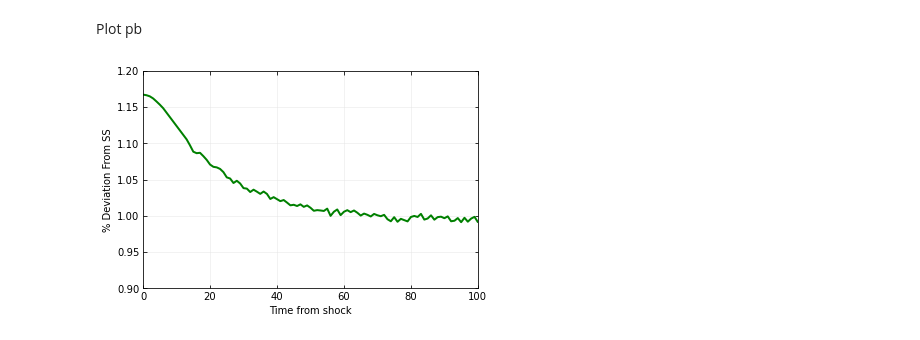
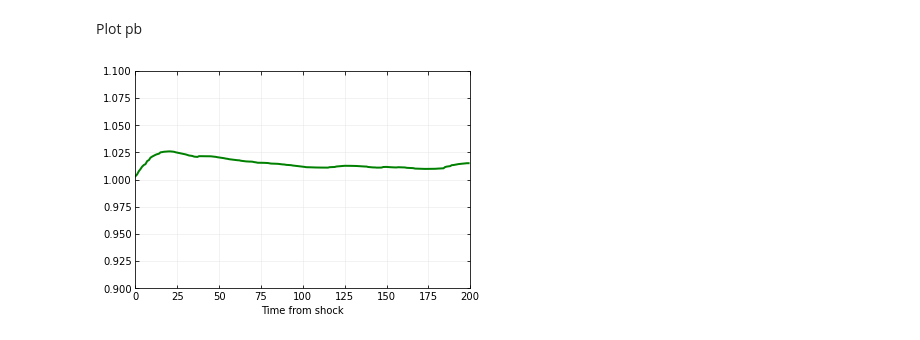
Before and after one commit to madsankern/MA_thesis, a Jupyter notebook: 01 - Transition.ipynb, the cells around one changed output. Drawn from its saved outputs; the diff is of its cells as text; code cells hidden in the pictures.

```diff
--- a/01 - Transition.ipynb
+++ b/01 - Transition.ipynb
@@ -83,14 +243,14 @@ for _ in range(max_iter):
     H = np.mean(model1.sim_path.d, axis=1)
 
     # iv. Difference
-    max_abs_diff = np.max(np.abs(H[:-50] - H_ghost1[:-50]))
+    max_abs_diff = np.max(np.abs(H - H_ghost1)) # remove last 50 periods?
 
     # if it%10 == 0: print(f'{it:4d}: {max_abs_diff:.8f}')
     if max_abs_diff < 10e-4: break # test different values of this threshold
 
     # v. Update
-    path_ph[:model1.par.path_T] = path_ph[:model1.par.path_T] + nu*(H - H_ghost1) # Set to squares or relative?
-    path_ph[model1.par.path_T:] = path_ph[model1.par.path_T-50] # Set as equal to the new ss price
+    path_ph[:model1.par.path_T] =  path_ph[:model1.par.path_T] + nu*(H - H_ghost1) #path_ph[:model1.par.path_T]*(H/H_ghost1**nu)
+    path_ph[model1.par.path_T:] = path_ph[model1.par.path_T-50] # 0.860046773112169 # # Set as equal to the new ss price
 
     model1.par.path_ph = path_ph
 
@@ -307,6 +478,6 @@ Define model
 # %%
 # Set parameters
-taug = 0.01 # Avancebeskatnings rate
+taug = 0.2 # Avancebeskatnings rate
 Npb = 50
 
 # Initialize model and solve initial steady state
@@ -338,13 +509,13 @@ plt.plot(H_ghost2, color = 'red', linestyle = '-', linewidth = .6, alpha =1)
 # %% [markdown]
 Reset interest rate drop
 # %%
-model2.par.R_drop = 0.005
+model2.par.R_drop = 0.01
 # %%
 # a. allocate
 path_ph = np.zeros(model2.par.path_T + model2.par.T)
 
 # b. setting - 0.9999
-nu = .05 # relaxation parameter
+nu = .1 # relaxation parameter
 max_iter = 1000 # maximum number of iterations
 
 # # c. Set path of prices
@@ -492,19 +656,19 @@ Plot pb
 # %%
 fig = plt.figure(figsize=(6,4))
 ax = fig.add_subplot(1,1,1)
 
 ax.plot(t_axis[10:], np.mean(model2.sim_path.pb, axis=1), color = 'green', linestyle='-', linewidth=2,  label = 'Demand',zorder=2)
 # ax.plot(t_axis[10:], p_path_g[10:], color = 'blue', linestyle='-', linewidth=1,  label = 'Demand',zorder=2)
 
-ax.set_xlim(0,100)
-ax.set_ylim(.9,1.2)
+ax.set_xlim(0,200)
+ax.set_ylim(.9,1.1)
 
 ax.set_xlabel('Time from shock')
-ax.set_ylabel(r'% Deviation From SS')
+# ax.set_ylabel(r'% Deviation From SS')
 
 ax.grid(visible=True, which = 'major', linestyle='-', linewidth=0.5, color='0.9')
 ax.tick_params(axis='both',bottom=True,top=True,left=True,right=True,direction='in',which='both')
 
 plt.savefig('../../tex/figs/IRF_pb_taug.pdf')
 # %% [output]
-[figure, old version]
+[figure, new version]
```
Also changed, not shown: parts of 46 cells of this notebook.
